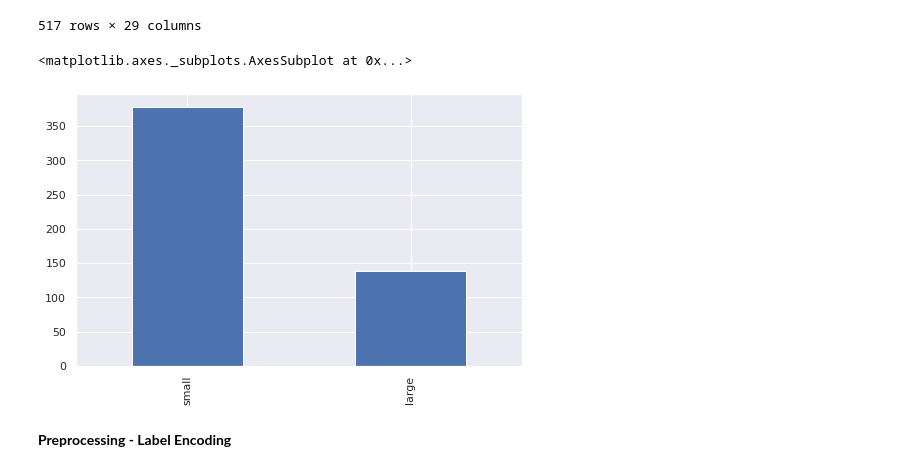
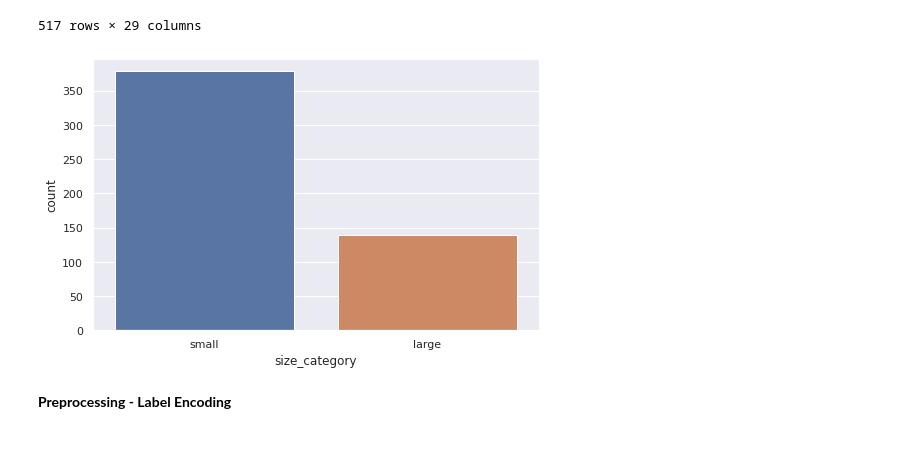
Before and after one commit to RiteshopShrivastava/Support_Vector_Machine, a Jupyter notebook: Assignment_SVM_Forestfires.ipynb, the cells around one changed output. Cells and saved outputs as stored; diff of their text form; code cells hidden in the pictures; blank space fills up the shorter version.

```diff
--- a/Assignment_SVM_Forestfires.ipynb
+++ b/Assignment_SVM_Forestfires.ipynb
@@ -124,11 +124,12 @@ forest_df1
 | 515 | 94.4 | 146.0 | 614.7 | 11.3 | 25.6 | 42 | 4.0 | 0.0 | 0.00 | 0 | 0 | ... |
 | 516 | 79.5 | 3.0 | 106.7 | 1.1 | 11.8 | 31 | 4.5 | 0.0 | 0.00 | 0 | 0 | ... |
 517 rows × 29 columns
-# %%
-forest_df1.size_category.value_counts().plot(kind='bar')
-# %% [output]
-<matplotlib.axes._subplots.AxesSubplot at 0x...>
-[figure, removed]
+# %%
+from matplotlib import rcParams
+rcParams['figure.figsize']= 8,5
+sns.countplot(forest_df1['size_category']);
+# %% [output]
+[figure, added]
 # %% [markdown]
 **Preprocessing - Label Encoding**
 # %%
```
Also changed, not shown: parts of 4 cells of this notebook.
